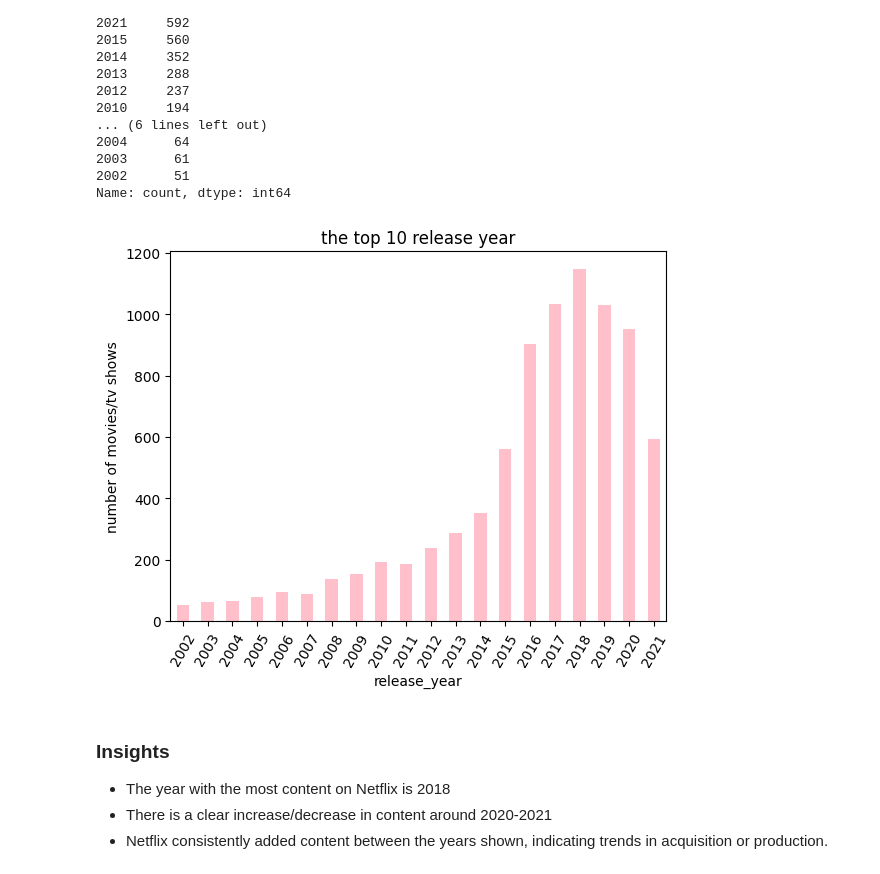
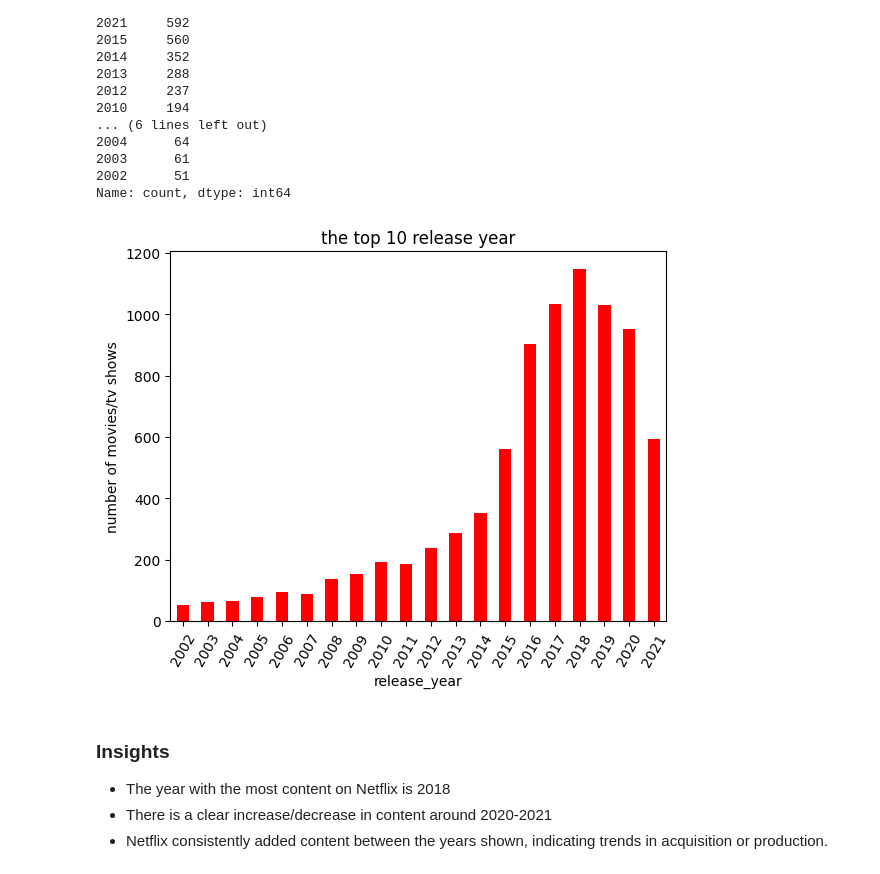
Before and after one commit to anjali0906vinod/netflix_analysis, a Jupyter notebook: netflix.ipynb, the cells around one changed output. Saved outputs shown, nothing was run; the diff lists cells and outputs as text; code cells hidden in the pictures.

```diff
--- a/netflix.ipynb
+++ b/netflix.ipynb
@@ -206,14 +201,14 @@ import matplotlib.pyplot as plt
 release_year_count_sorted = release_year_count.sort_index()
 # %%
 #plot
-release_year_count_sorted.plot(kind='bar', color='pink')
+release_year_count_sorted.plot(kind='bar', color='red')
 plt.title('the top 10 release year')
 plt.xlabel('release_year')
 plt.ylabel('number of movies/tv shows')
 plt.xticks(rotation=60)
 plt.show()
 # %% [output]
-[figure, old version]
+[figure, new version]
 # %% [markdown]
 ### Insights
 - The year with the most content on Netflix is 2018
```
Also changed, not shown: parts of 16 cells of this notebook, 4 other files.
